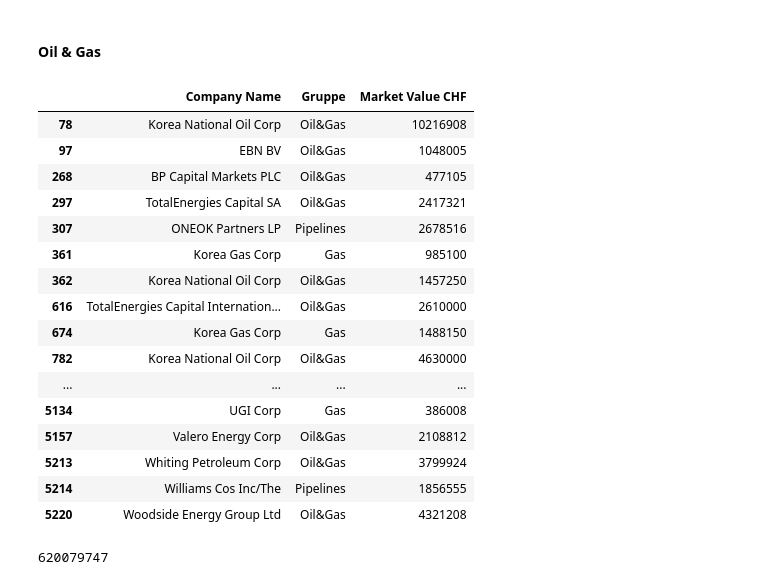
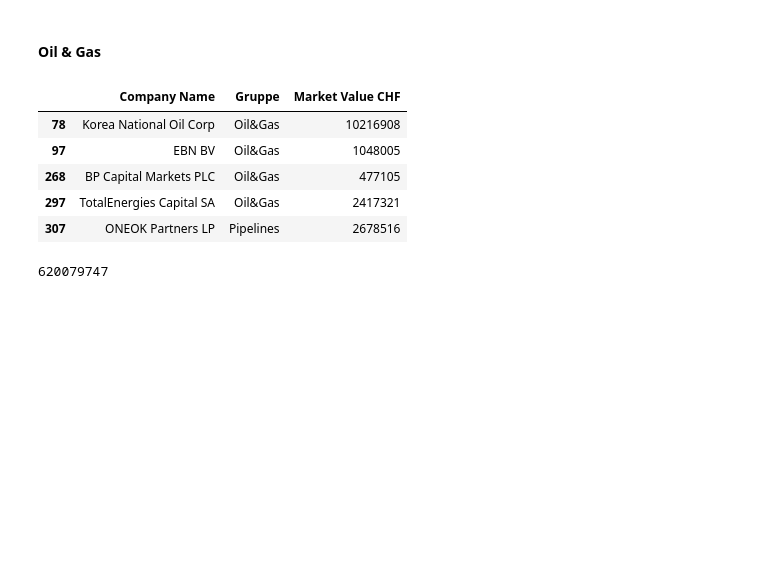
Before and after one commit to tamedia-ddj/2022-12-Compenswiss-Analysis, a Jupyter notebook: 2022-12-Compenswiss-Analysis.ipynb, the cells around one changed output. Saved outputs shown, nothing was run; the diff lists cells and outputs as text; code cells hidden in the pictures; blank space fills up the shorter version.

```diff
--- a/2022-12-Compenswiss-Analysis.ipynb
+++ b/2022-12-Compenswiss-Analysis.ipynb
@@ -165,31 +152,20 @@ df.nlargest(10, 'Market Value CHF')
 # %%
 oil = df[(df['Gruppe'] == 'Oil and gas') |
          (df['Gruppe'] == 'Oil&Gas') |
          (df['Gruppe'] == 'Oil&Gas Services') |
          (df['Gruppe'] == 'Gas') |
          (df['Gruppe'] == 'Pipelines')
         ]
 
 
-oil[['Company Name', 'Gruppe', 'Market Value CHF']]
+oil[['Company Name', 'Gruppe', 'Market Value CHF']].head()
 # %% [output]
 |  | Company Name | Gruppe | Market Value CHF |
 | 78 | Korea National Oil Corp | Oil&Gas | 10216908 |
 | 97 | EBN BV | Oil&Gas | 1048005 |
 | 268 | BP Capital Markets PLC | Oil&Gas | 477105 |
 | 297 | TotalEnergies Capital SA | Oil&Gas | 2417321 |
 | 307 | ONEOK Partners LP | Pipelines | 2678516 |
-| 361 | Korea Gas Corp | Gas | 985100 |
-| 362 | Korea National Oil Corp | Oil&Gas | 1457250 |
-| 616 | TotalEnergies Capital Internation... | Oil&Gas | 2610000 |
-| 674 | Korea Gas Corp | Gas | 1488150 |
-| 782 | Korea National Oil Corp | Oil&Gas | 4630000 |
-| ... | ... | ... | ... |
-| 5134 | UGI Corp | Gas | 386008 |
-| 5157 | Valero Energy Corp | Oil&Gas | 2108812 |
-| 5213 | Whiting Petroleum Corp | Oil&Gas | 3799924 |
-| 5214 | Williams Cos Inc/The | Pipelines | 1856555 |
-| 5220 | Woodside Energy Group Ltd | Oil&Gas | 4321208 |
 # %%
 oil['Market Value CHF'].sum()
 # %% [output]
```
Also changed, not shown: parts of 1 cell of this notebook.
